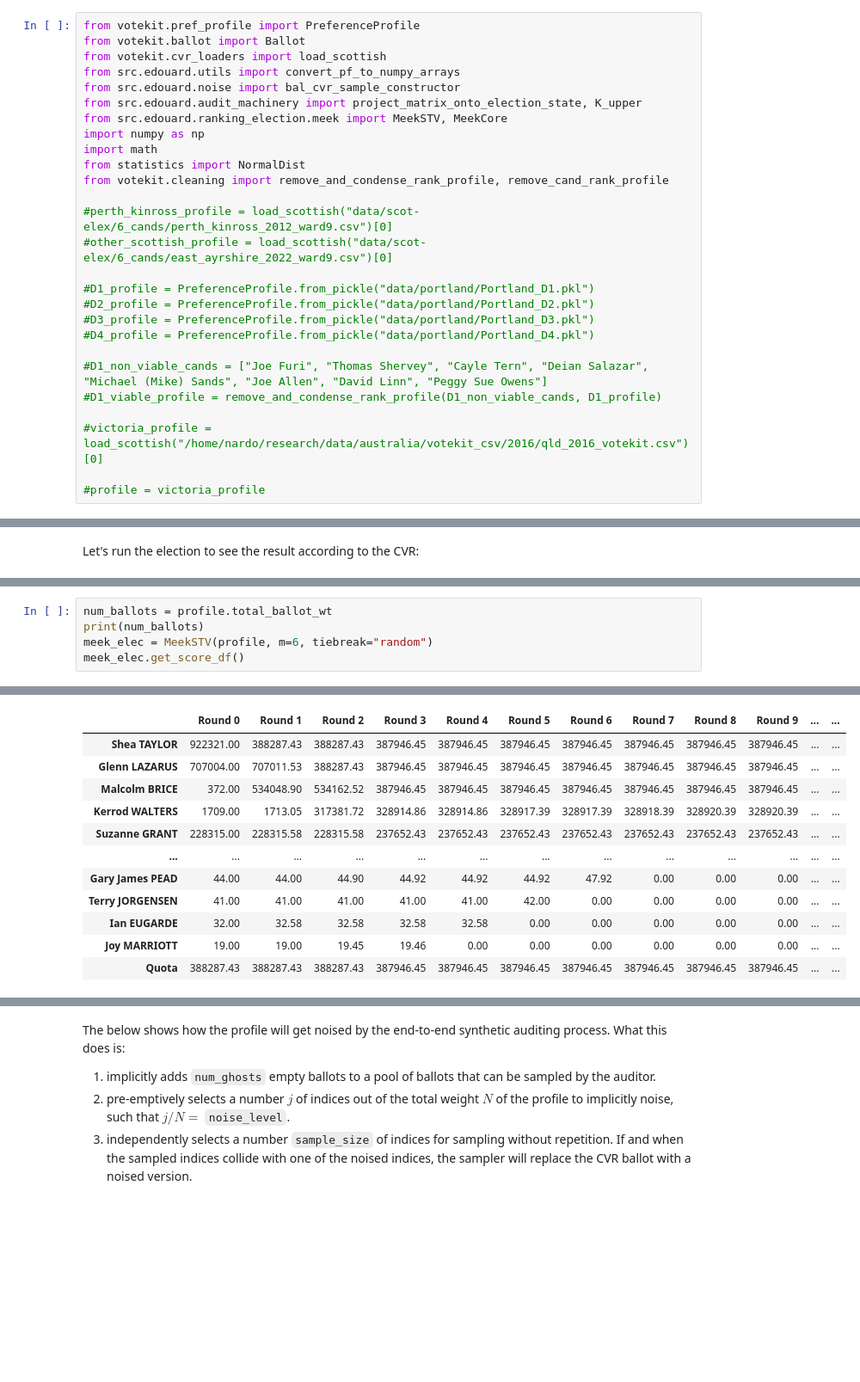
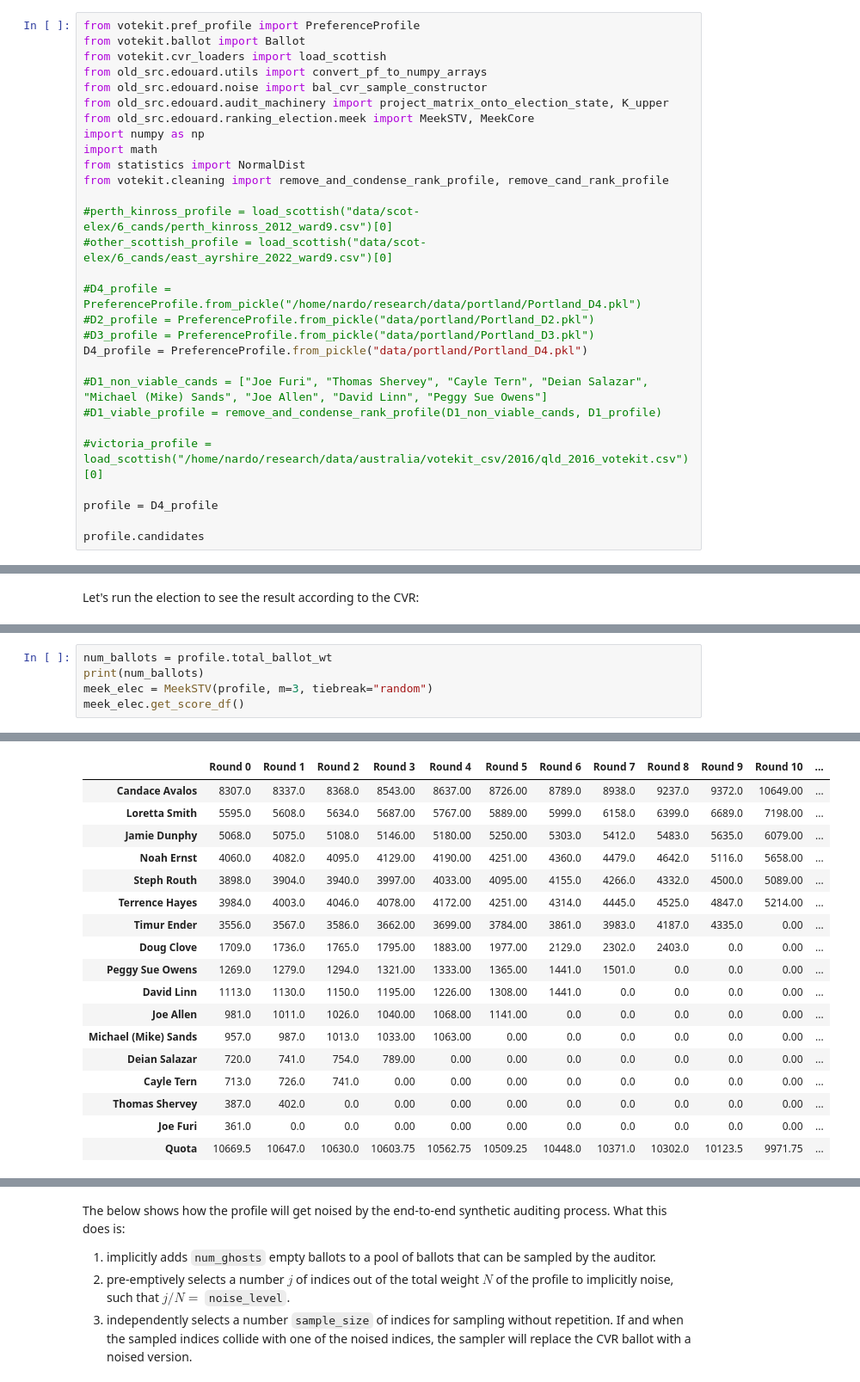
Before and after one commit to EdouardHeitzmann/meek, a Jupyter notebook: portland_d1_demo.ipynb, the cells around one changed output, grey strips where cells are left out. Shown at 86% size. Saved outputs shown, nothing was run; the diff lists cells and outputs as text; blank space fills up the shorter version.

```diff
--- a/portland_d1_demo.ipynb
+++ b/portland_d1_demo.ipynb
@@ -6,10 +6,10 @@ Let's start by loading in the Portland D1 CVR as a votekit PreferenceProfile. Th
 from votekit.pref_profile import PreferenceProfile
 from votekit.ballot import Ballot
 from votekit.cvr_loaders import load_scottish
-from src.edouard.utils import convert_pf_to_numpy_arrays
-from src.edouard.noise import bal_cvr_sample_constructor
-from src.edouard.audit_machinery import project_matrix_onto_election_state, K_upper
-from src.edouard.ranking_election.meek import MeekSTV, MeekCore
+from old_src.edouard.utils import convert_pf_to_numpy_arrays
+from old_src.edouard.noise import bal_cvr_sample_constructor
+from old_src.edouard.audit_machinery import project_matrix_onto_election_state, K_upper
+from old_src.edouard.ranking_election.meek import MeekSTV, MeekCore
 import numpy as np
 import math
 from statistics import NormalDist
@@ -18,14 +18,16 @@ from votekit.cleaning import remove_and_condense_rank_profile, remove_cand_rank_
 #perth_kinross_profile = load_scottish("data/scot-elex/6_cands/perth_kinross_2012_ward9.csv")[0]
 #other_scottish_profile = load_scottish("data/scot-elex/6_cands/east_ayrshire_2022_ward9.csv")[0]
 
-#D1_profile = PreferenceProfile.from_pickle("data/portland/Portland_D1.pkl")
+#D4_profile = PreferenceProfile.from_pickle("/home/nardo/research/data/portland/Portland_D4.pkl")
 #D2_profile = PreferenceProfile.from_pickle("data/portland/Portland_D2.pkl")
 #D3_profile = PreferenceProfile.from_pickle("data/portland/Portland_D3.pkl")
-#D4_profile = PreferenceProfile.from_pickle("data/portland/Portland_D4.pkl")
+D4_profile = PreferenceProfile.from_pickle("data/portland/Portland_D4.pkl")
 
 #D1_non_viable_cands = ["Joe Furi", "Thomas Shervey", "Cayle Tern", "Deian Salazar", "Michael (Mike) Sands", "Joe Allen", "David Linn", "Peggy Sue Owens"]
 #D1_viable_profile = remove_and_condense_rank_profile(D1_non_viable_cands, D1_profile)
 
 #victoria_profile = load_scottish("/home/nardo/research/data/australia/votekit_csv/2016/qld_2016_votekit.csv")[0]
 
-#profile = victoria_profile
+profile = D4_profile
+
+profile.candidates
@@ -73,6 +59,6 @@ len(profile.candidates)
 # %%
 num_ballots = profile.total_ballot_wt
 print(num_ballots)
-meek_elec = MeekSTV(profile, m=6, tiebreak="random")
+meek_elec = MeekSTV(profile, m=3, tiebreak="random")
 meek_elec.get_score_df()
 # %% [output]
@@ -81,12 +67,18 @@ Tie for lowest hopeful tallies among candidates [109, 111] with tally 71.0. Runn
-|  | Round 0 | Round 1 | Round 2 | Round 3 | Round 4 | Round 5 | Round 6 | Round 7 | Round 8 | Round 9 | ... | ... |
-| Shea TAYLOR | 922321.00 | 388287.43 | 388287.43 | 387946.45 | 387946.45 | 387946.45 | 387946.45 | 387946.45 | 387946.45 | 387946.45 | ... | ... |
-| Glenn LAZARUS | 707004.00 | 707011.53 | 388287.43 | 387946.45 | 387946.45 | 387946.45 | 387946.45 | 387946.45 | 387946.45 | 387946.45 | ... | ... |
-| Malcolm BRICE | 372.00 | 534048.90 | 534162.52 | 387946.45 | 387946.45 | 387946.45 | 387946.45 | 387946.45 | 387946.45 | 387946.45 | ... | ... |
-| Kerrod WALTERS | 1709.00 | 1713.05 | 317381.72 | 328914.86 | 328914.86 | 328917.39 | 328917.39 | 328918.39 | 328920.39 | 328920.39 | ... | ... |
-| Suzanne GRANT | 228315.00 | 228315.58 | 228315.58 | 237652.43 | 237652.43 | 237652.43 | 237652.43 | 237652.43 | 237652.43 | 237652.43 | ... | ... |
-| ... | ... | ... | ... | ... | ... | ... | ... | ... | ... | ... | ... | ... |
-| Gary James PEAD | 44.00 | 44.00 | 44.90 | 44.92 | 44.92 | 44.92 | 47.92 | 0.00 | 0.00 | 0.00 | ... | ... |
-| Terry JORGENSEN | 41.00 | 41.00 | 41.00 | 41.00 | 41.00 | 42.00 | 0.00 | 0.00 | 0.00 | 0.00 | ... | ... |
-| Ian EUGARDE | 32.00 | 32.58 | 32.58 | 32.58 | 32.58 | 0.00 | 0.00 | 0.00 | 0.00 | 0.00 | ... | ... |
-| Joy MARRIOTT | 19.00 | 19.00 | 19.45 | 19.46 | 0.00 | 0.00 | 0.00 | 0.00 | 0.00 | 0.00 | ... | ... |
-| Quota | 388287.43 | 388287.43 | 388287.43 | 387946.45 | 387946.45 | 387946.45 | 387946.45 | 387946.45 | 387946.45 | 387946.45 | ... | ... |
+|  | Round 0 | Round 1 | Round 2 | Round 3 | Round 4 | Round 5 | Round 6 | Round 7 | Round 8 | Round 9 | Round 10 | ... |
+| Candace Avalos | 8307.0 | 8337.0 | 8368.0 | 8543.00 | 8637.00 | 8726.00 | 8789.0 | 8938.0 | 9237.0 | 9372.0 | 10649.00 | ... |
+| Loretta Smith | 5595.0 | 5608.0 | 5634.0 | 5687.00 | 5767.00 | 5889.00 | 5999.0 | 6158.0 | 6399.0 | 6689.0 | 7198.00 | ... |
+| Jamie Dunphy | 5068.0 | 5075.0 | 5108.0 | 5146.00 | 5180.00 | 5250.00 | 5303.0 | 5412.0 | 5483.0 | 5635.0 | 6079.00 | ... |
+| Noah Ernst | 4060.0 | 4082.0 | 4095.0 | 4129.00 | 4190.00 | 4251.00 | 4360.0 | 4479.0 | 4642.0 | 5116.0 | 5658.00 | ... |
+| Steph Routh | 3898.0 | 3904.0 | 3940.0 | 3997.00 | 4033.00 | 4095.00 | 4155.0 | 4266.0 | 4332.0 | 4500.0 | 5089.00 | ... |
+| Terrence Hayes | 3984.0 | 4003.0 | 4046.0 | 4078.00 | 4172.00 | 4251.00 | 4314.0 | 4445.0 | 4525.0 | 4847.0 | 5214.00 | ... |
+| Timur Ender | 3556.0 | 3567.0 | 3586.0 | 3662.00 | 3699.00 | 3784.00 | 3861.0 | 3983.0 | 4187.0 | 4335.0 | 0.00 | ... |
+| Doug Clove | 1709.0 | 1736.0 | 1765.0 | 1795.00 | 1883.00 | 1977.00 | 2129.0 | 2302.0 | 2403.0 | 0.0 | 0.00 | ... |
+| Peggy Sue Owens | 1269.0 | 1279.0 | 1294.0 | 1321.00 | 1333.00 | 1365.00 | 1441.0 | 1501.0 | 0.0 | 0.0 | 0.00 | ... |
+| David Linn | 1113.0 | 1130.0 | 1150.0 | 1195.00 | 1226.00 | 1308.00 | 1441.0 | 0.0 | 0.0 | 0.0 | 0.00 | ... |
+| Joe Allen | 981.0 | 1011.0 | 1026.0 | 1040.00 | 1068.00 | 1141.00 | 0.0 | 0.0 | 0.0 | 0.0 | 0.00 | ... |
+| Michael (Mike) Sands | 957.0 | 987.0 | 1013.0 | 1033.00 | 1063.00 | 0.00 | 0.0 | 0.0 | 0.0 | 0.0 | 0.00 | ... |
+| Deian Salazar | 720.0 | 741.0 | 754.0 | 789.00 | 0.00 | 0.00 | 0.0 | 0.0 | 0.0 | 0.0 | 0.00 | ... |
+| Cayle Tern | 713.0 | 726.0 | 741.0 | 0.00 | 0.00 | 0.00 | 0.0 | 0.0 | 0.0 | 0.0 | 0.00 | ... |
+| Thomas Shervey | 387.0 | 402.0 | 0.0 | 0.00 | 0.00 | 0.00 | 0.0 | 0.0 | 0.0 | 0.0 | 0.00 | ... |
+| Joe Furi | 361.0 | 0.0 | 0.0 | 0.00 | 0.00 | 0.00 | 0.0 | 0.0 | 0.0 | 0.0 | 0.00 | ... |
+| Quota | 10669.5 | 10647.0 | 10630.0 | 10603.75 | 10562.75 | 10509.25 | 10448.0 | 10371.0 | 10302.0 | 10123.5 | 9971.75 | ... |
```
Also changed, not shown: parts of 11 cells of this notebook, 34 other files.
